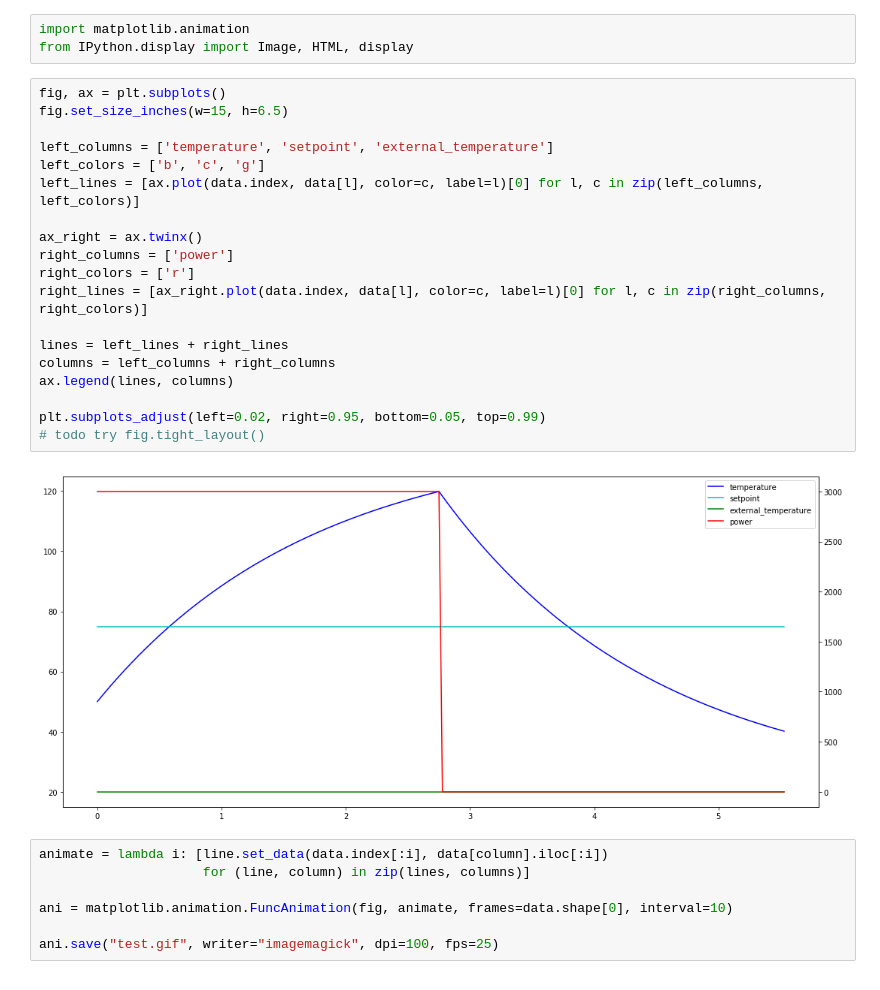
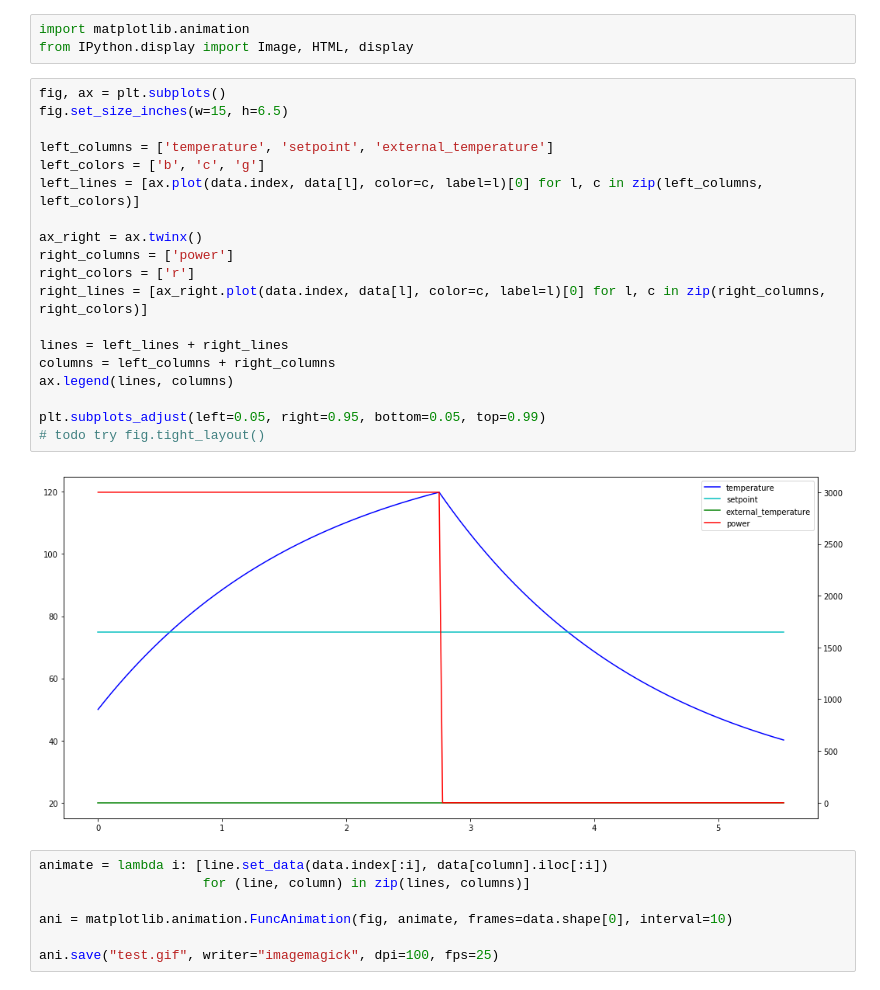
Before and after one commit to mabrek/controllers-2018, a Jupyter notebook: controllers.ipynb, the cells around one changed output. Saved outputs shown, nothing was run; the diff lists cells and outputs as text.

```diff
--- a/controllers.ipynb
+++ b/controllers.ipynb
@@ -75,24 +75,24 @@ from IPython.display import Image, HTML, display
 # %%
 fig, ax = plt.subplots()
 fig.set_size_inches(w=15, h=6.5)
 
 left_columns = ['temperature', 'setpoint', 'external_temperature']
 left_colors = ['b', 'c', 'g']
 left_lines = [ax.plot(data.index, data[l], color=c, label=l)[0] for l, c in zip(left_columns, left_colors)]
 
 ax_right = ax.twinx()
 right_columns = ['power']
 right_colors = ['r']
 right_lines = [ax_right.plot(data.index, data[l], color=c, label=l)[0] for l, c in zip(right_columns, right_colors)]
 
 lines = left_lines + right_lines
 columns = left_columns + right_columns
 ax.legend(lines, columns)
 
-plt.subplots_adjust(left=0.02, right=0.95, bottom=0.05, top=0.99)
+plt.subplots_adjust(left=0.05, right=0.95, bottom=0.05, top=0.99)
 # todo try fig.tight_layout()
 # %% [output]
-[figure, old version]
+[figure, new version]
 # %%
 animate = lambda i: [line.set_data(data.index[:i], data[column].iloc[:i])
                      for (line, column) in zip(lines, columns)]
```
